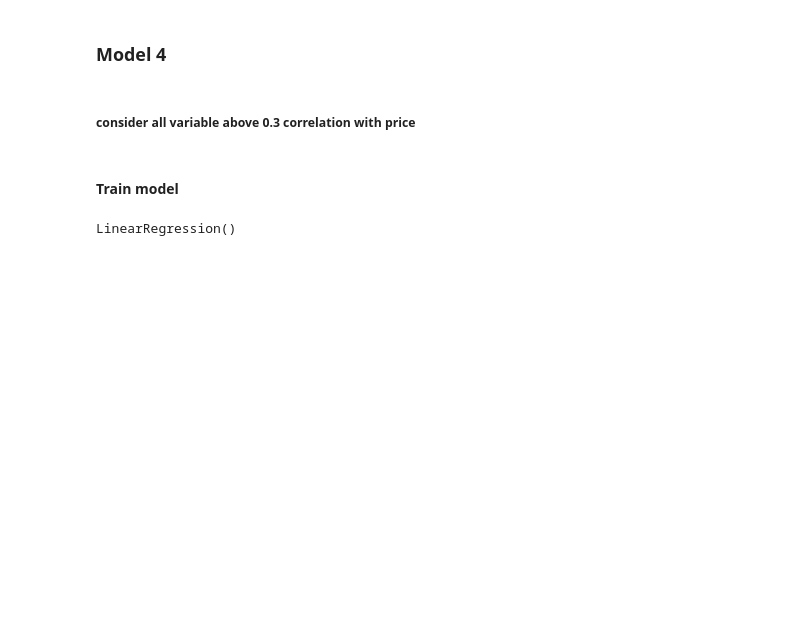
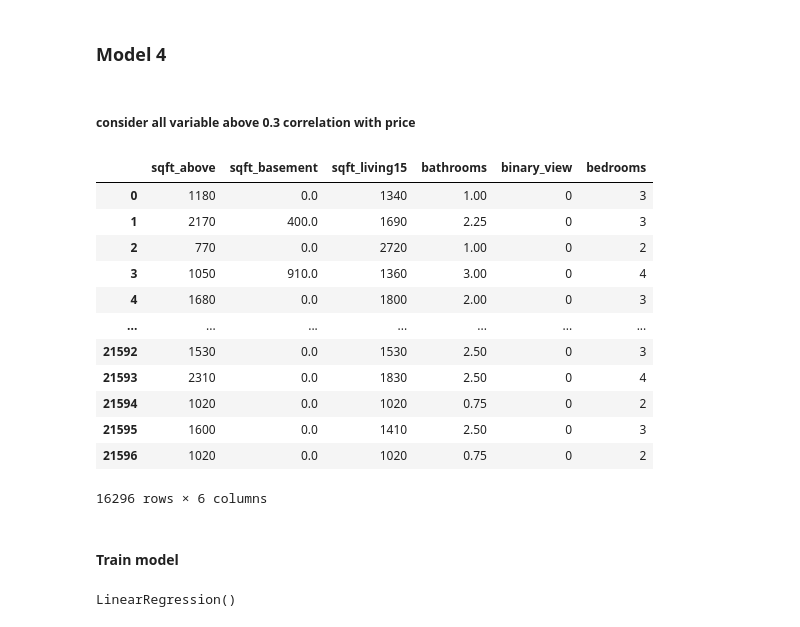
Before and after one commit to waitipeter/ANALYSIS-OF-HOUSE-SALES-USING-REGRESSION-MODELLING, a Jupyter notebook: PREDICTING HOUSE PRICE USING REGRESSION MODELLING.ipynb, the cells around one changed output. Saved outputs shown, nothing was run; the diff lists cells and outputs as text; code cells hidden in the pictures; blank space fills up the shorter version.

```diff
--- a/PREDICTING HOUSE PRICE USING REGRESSION MODELLING.ipynb
+++ b/PREDICTING HOUSE PRICE USING REGRESSION MODELLING.ipynb
@@ -1397,6 +1432,22 @@ Index(['price', 'bedrooms', 'bathrooms', 'sqft_lot', 'waterfront',
 # %%
 x4 = clean_df.loc[:,['sqft_above','sqft_basement','sqft_living15','bathrooms','binary_view','bedrooms']]
 y4 = clean_df["price"]
+# %%
+x4
+# %% [output]
+|  | sqft_above | sqft_basement | sqft_living15 | bathrooms | binary_view | bedrooms |
+| 0 | 1180 | 0.0 | 1340 | 1.00 | 0 | 3 |
+| 1 | 2170 | 400.0 | 1690 | 2.25 | 0 | 3 |
+| 2 | 770 | 0.0 | 2720 | 1.00 | 0 | 2 |
+| 3 | 1050 | 910.0 | 1360 | 3.00 | 0 | 4 |
+| 4 | 1680 | 0.0 | 1800 | 2.00 | 0 | 3 |
+| ... | ... | ... | ... | ... | ... | ... |
+| 21592 | 1530 | 0.0 | 1530 | 2.50 | 0 | 3 |
+| 21593 | 2310 | 0.0 | 1830 | 2.50 | 0 | 4 |
+| 21594 | 1020 | 0.0 | 1020 | 0.75 | 0 | 2 |
+| 21595 | 1600 | 0.0 | 1410 | 2.50 | 0 | 3 |
+| 21596 | 1020 | 0.0 | 1020 | 0.75 | 0 | 2 |
+16296 rows × 6 columns
 # %%
 # split the data into training and testing data
 from sklearn.model_selection import train_test_split
```
Also changed, not shown: parts of 16 cells of this notebook, 1 other file.
